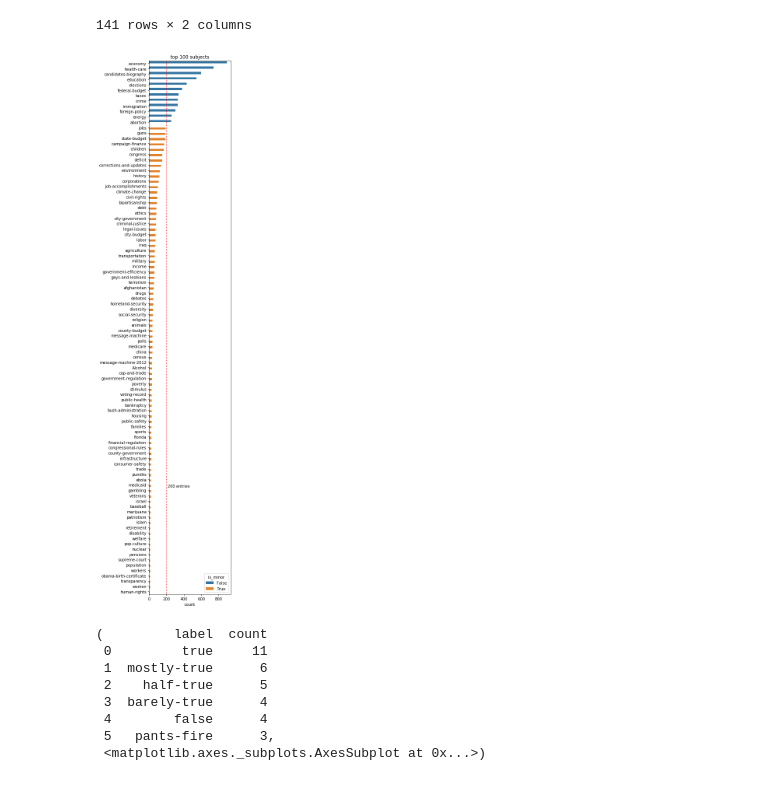
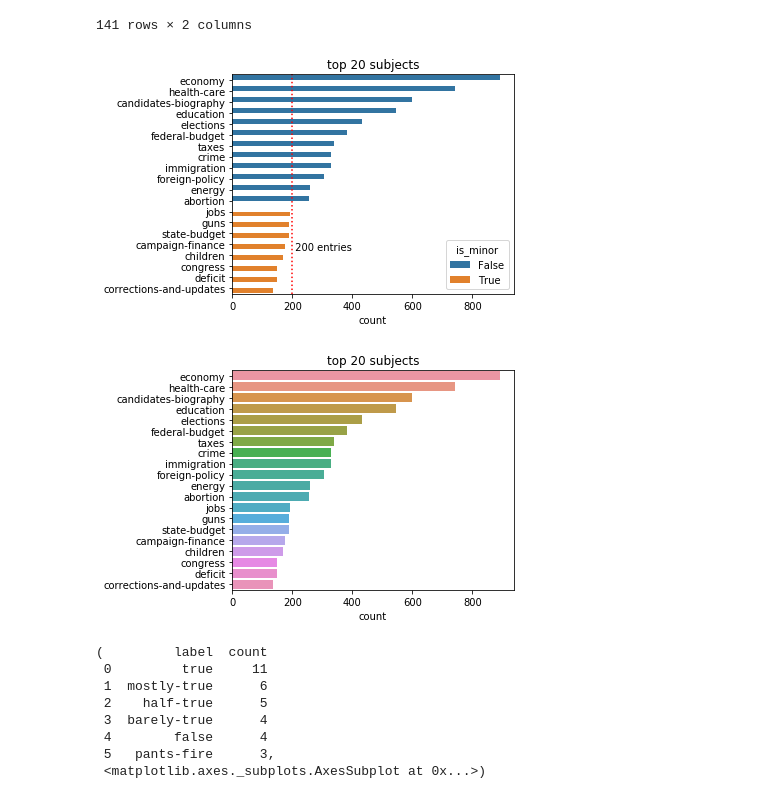
Before and after one commit to KunojiLym/metis_project_4, a Jupyter notebook: liar_eda.ipynb, the cells around one changed output. Drawn from its saved outputs; the diff is of its cells as text; code cells hidden in the pictures.

```diff
--- a/liar_eda.ipynb
+++ b/liar_eda.ipynb
@@ -210,0 +191,6 @@ Name: speaker_affiliation, dtype: int64
+# %%
+liar_train['speaker_affiliation'].fillna('', inplace=True)
+liar_valid['speaker_affiliation'].fillna('', inplace=True)
+liar_test['speaker_affiliation'].fillna('', inplace=True)
+
+liar_train['speaker_affiliation'].value_counts()
@@ -237,0 +247,6 @@ plt.savefig('./image/liar_jobs_dist.png');
+# %%
+liar_train['context'].fillna('', inplace=True)
+liar_valid['context'].fillna('', inplace=True)
+liar_test['context'].fillna('', inplace=True)
+
+liar_train['context_clean'].value_counts().head(50)
@@ -343,17 +383,27 @@ liar_train_subj_summary
 | homeless | 1 | True |
 141 rows × 2 columns
 # %%
-LIAR_SUBJ_COUNT_PLOTTED = 100
+LIAR_SUBJ_COUNT_PLOTTED = 20
 
-fig, ax = plt.subplots(figsize=(5,20))
+fig, ax = plt.subplots()
 
-sns.barplot(x=liar_train_subj_summary.head(LIAR_SUBJ_COUNT_PLOTTED)['count'], y=liar_train_subj_summary.head(LIAR_SUBJ_COUNT_PLOTTED).index, ax=ax, hue=liar_train_subj_summary.head(LIAR_SUBJ_COUNT_PLOTTED)['is_minor']).set(title='top ' + str(LIAR_SUBJ_COUNT_PLOTTED) + ' subjects')
+sns.barplot(x=liar_train_subj_summary.head(LIAR_SUBJ_COUNT_PLOTTED)['count'],
+            y=liar_train_subj_summary.head(LIAR_SUBJ_COUNT_PLOTTED).index,
+            ax=ax,
+            hue=liar_train_subj_summary.head(LIAR_SUBJ_COUNT_PLOTTED)['is_minor']).set(title='top ' + str(LIAR_SUBJ_COUNT_PLOTTED) + ' subjects')
 plt.axvline(LIAR_SUBJ_THRESHOLD, color='red', linestyle=':')
 plt.text(LIAR_SUBJ_THRESHOLD, 0.2, " " + str(LIAR_SUBJ_THRESHOLD) + " entries", transform=ax.get_xaxis_transform())
 plt.tight_layout()
-plt.savefig('./image/liar_subj_dist_top100.png');
+plt.savefig('./image/liar_subj_dist_top20.png');
 # %% [output]
-[figure, old version]
+[figure, new version]
+# %%
+sns.barplot(x=liar_train_subj_summary.head(LIAR_SUBJ_COUNT_PLOTTED)['count'],
+            y=liar_train_subj_summary.head(LIAR_SUBJ_COUNT_PLOTTED).index).set(title='top ' + str(LIAR_SUBJ_COUNT_PLOTTED) + ' subjects')
+plt.tight_layout()
+plt.savefig('./image/liar_subj_dist_top20_noline.png');
+# %% [output]
+[figure, added]
 # %%
 liar_truthdist_subj('islam')
 # %% [output]
```
Also changed, not shown: parts of 42 cells of this notebook.
